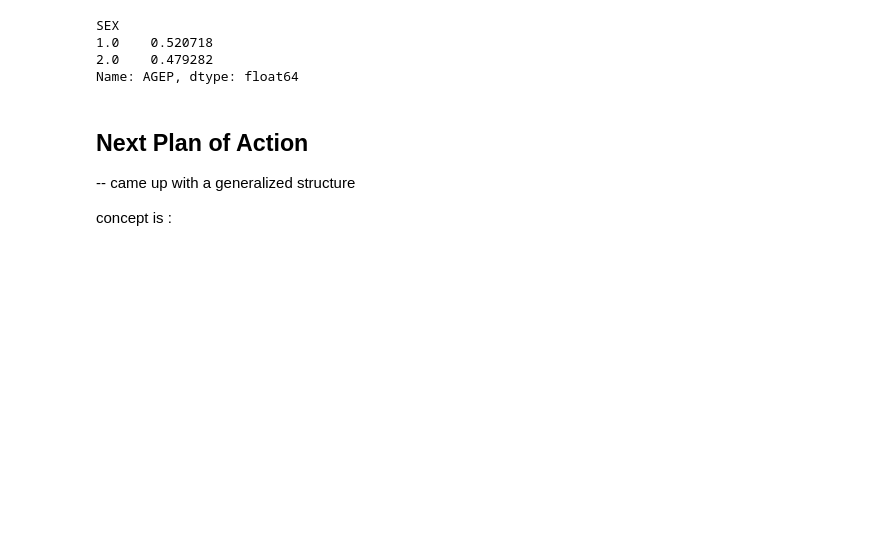
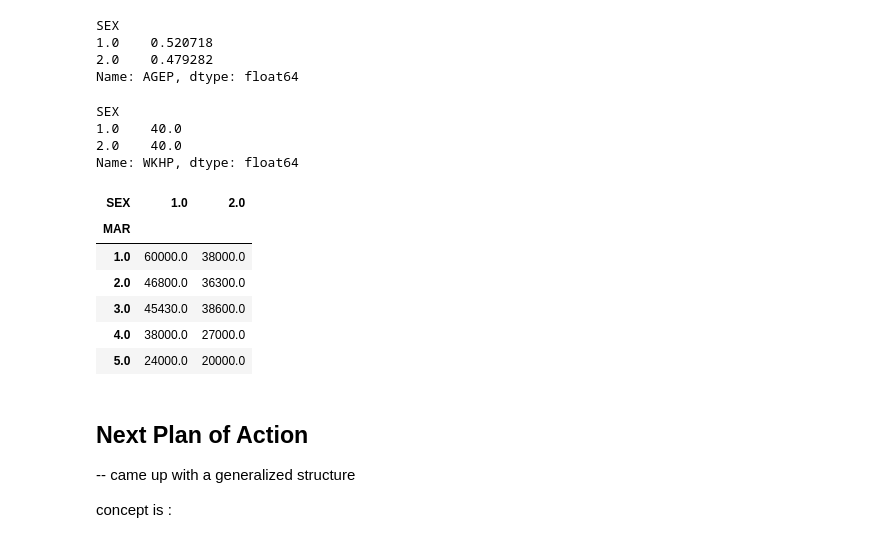
Before and after one commit to harshatha-prasanna/gender_data_bias, a Jupyter notebook: data_exploration.ipynb, the cells around one changed output. Cells and saved outputs as stored; diff of their text form; code cells hidden in the pictures; blank space fills up the shorter version.

```diff
--- a/data_exploration.ipynb
+++ b/data_exploration.ipynb
@@ -399,6 +480,24 @@ SEX
 1.0    0.520718
 2.0    0.479282
 Name: AGEP, dtype: float64
+# %%
+income_df.groupby("SEX")["WKHP"].median()
+# %% [output]
+SEX
+1.0    40.0
+2.0    40.0
+Name: WKHP, dtype: float64
+# %%
+income_by_mar_sex = income_df.groupby(['MAR', 'SEX'])['PINCP'].median().unstack()
+income_by_mar_sex
+# %% [output]
+| SEX | 1.0 | 2.0 |
+| MAR |  |  |
+| 1.0 | 60000.0 | 38000.0 |
+| 2.0 | 46800.0 | 36300.0 |
+| 3.0 | 45430.0 | 38600.0 |
+| 4.0 | 38000.0 | 27000.0 |
+| 5.0 | 24000.0 | 20000.0 |
 # %% [markdown]
 ## Next Plan of Action
 -- came up with a generalized structure
```
Also changed, not shown: parts of 10 cells of this notebook, 5 other files.
